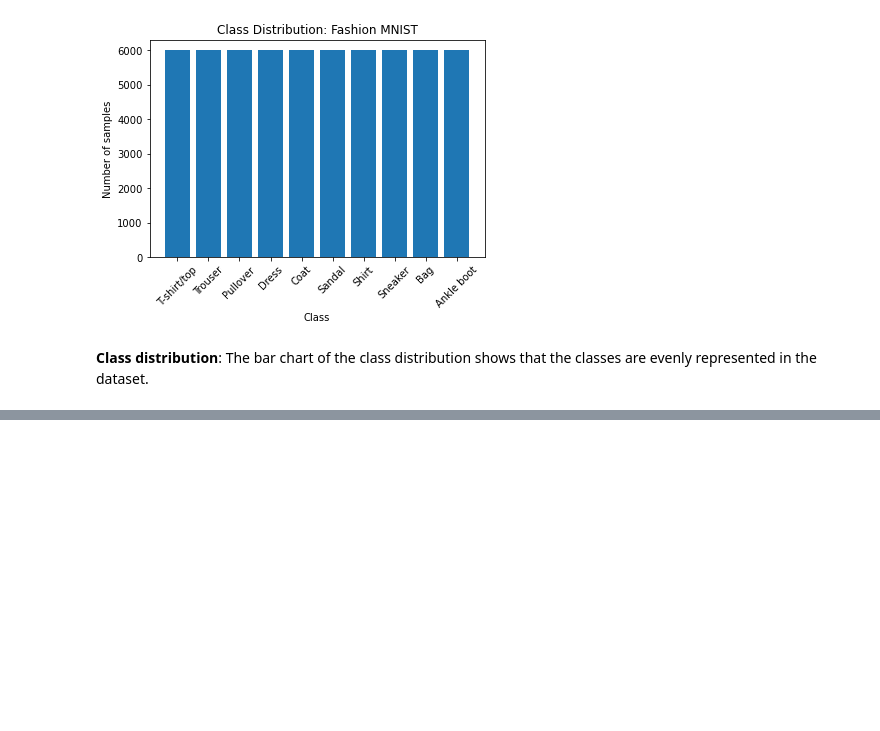
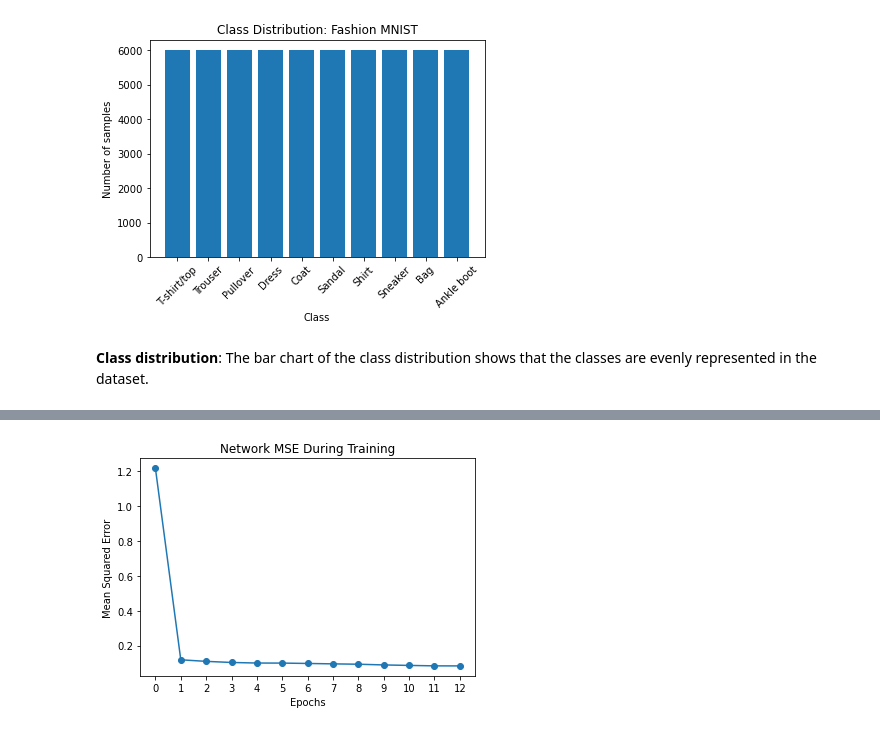
Before and after one commit to kashifliaqat/Data_Science_and_Machine-Learning, a Jupyter notebook: Supervised_Learning/5_Deep_Neural_Network/deep_nn_scratch.ipynb, the cells around one changed output, grey strips where cells are left out. Drawn from its saved outputs; the diff is of its cells as text; code cells hidden in the pictures; blank space fills up the shorter version.

```diff
--- a/Supervised_Learning/5_Deep_Neural_Network/deep_nn_scratch.ipynb
+++ b/Supervised_Learning/5_Deep_Neural_Network/deep_nn_scratch.ipynb
@@ -260,0 +407,12 @@ Starting Cost = 1.184235010541276
+# %%
+# Visualize the mean squared error over the training process
+plt.figure(figsize = (6, 4))
+Epochs = range(len(DNN.errors_))
+plt.plot(Epochs, DNN.errors_, marker = "o")
+plt.xticks(Epochs)
+plt.xlabel("Epochs")
+plt.ylabel("Mean Squared Error")
+plt.title("Network MSE During Training")
+plt.show()
+# %% [output]
+[figure, added]
```
Also changed, not shown: parts of 20 cells of this notebook, 2 other files.
